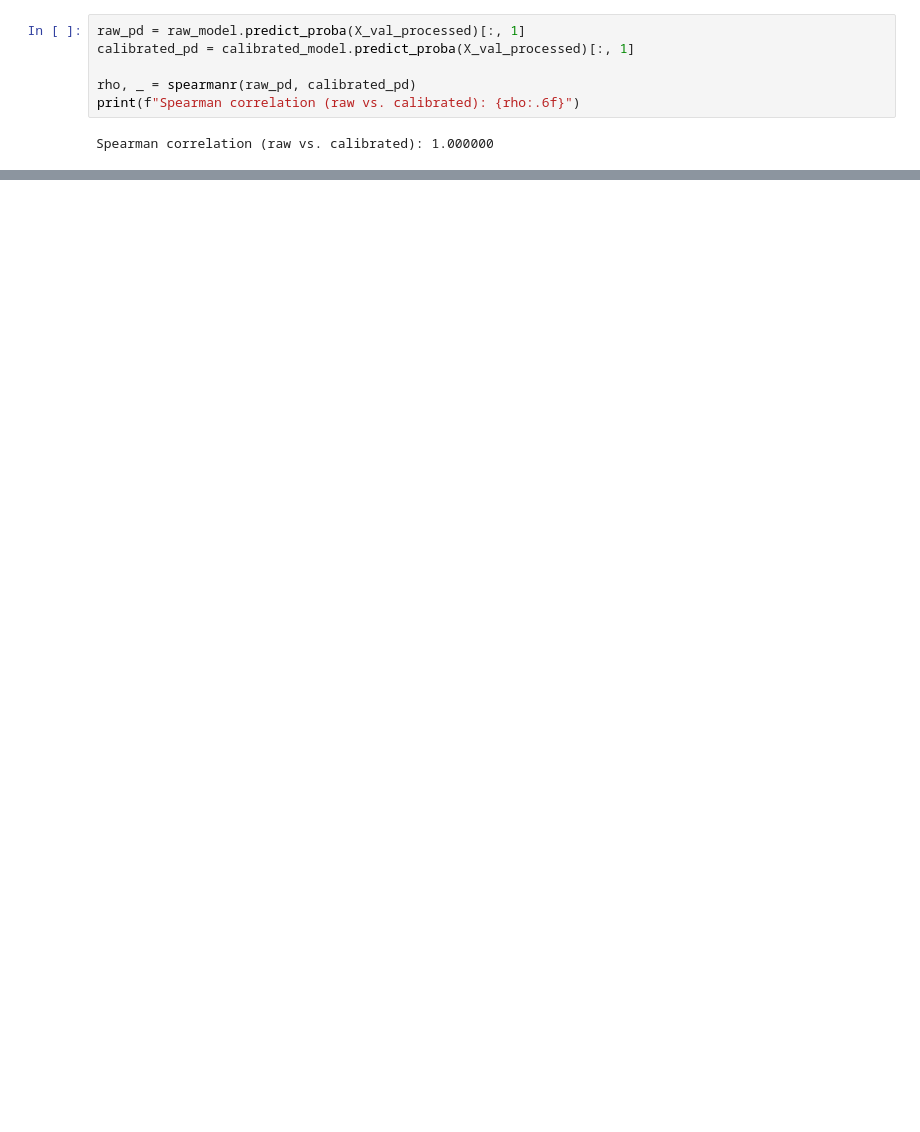
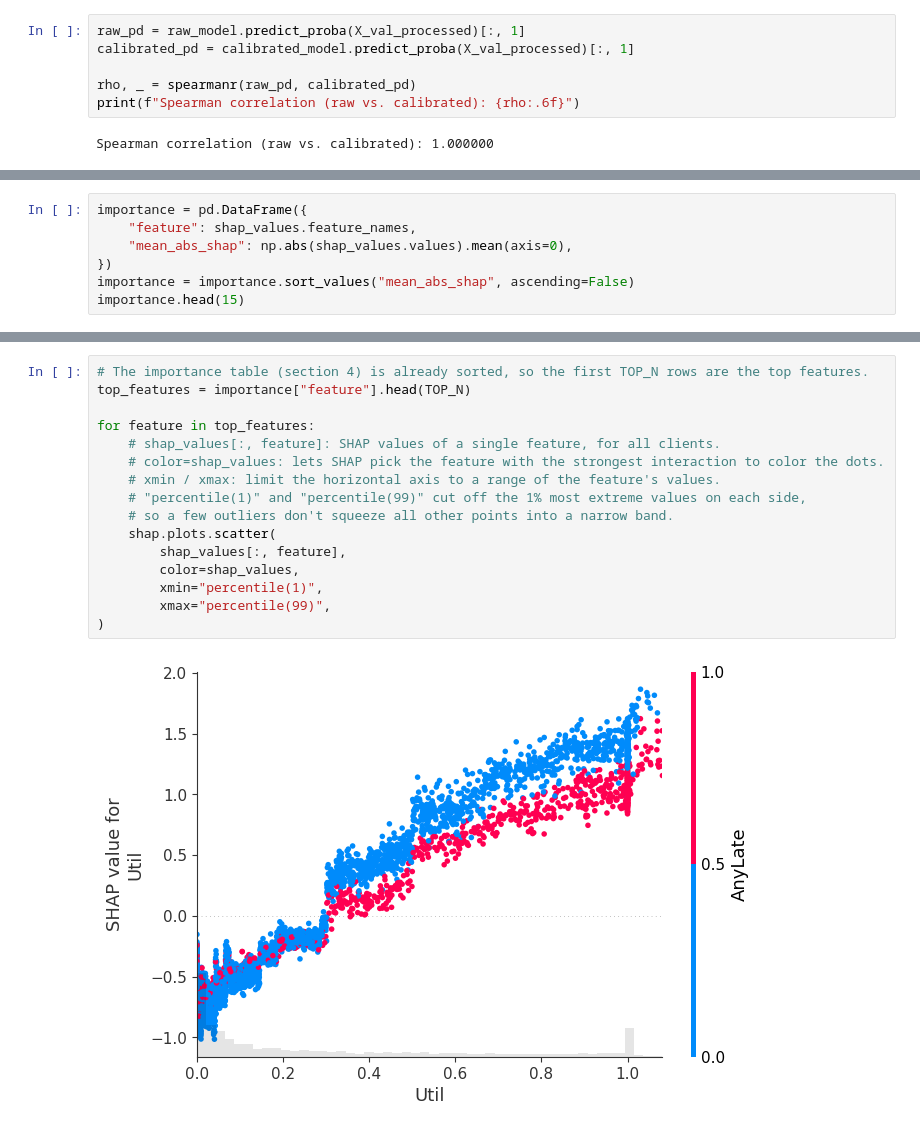
Before and after one commit to hnascimento96/Credit-Risk-Modeling, a Jupyter notebook: notebooks/shap_analysis.ipynb, the cells around one changed output, grey strips where cells are left out. Saved outputs shown, nothing was run; the diff lists cells and outputs as text; blank space fills up the shorter version.

```diff
--- a/notebooks/shap_analysis.ipynb
+++ b/notebooks/shap_analysis.ipynb
@@ -105,0 +185,7 @@ True
+# %%
+importance = pd.DataFrame({
+    "feature": shap_values.feature_names,
+    "mean_abs_shap": np.abs(shap_values.values).mean(axis=0),
+})
+importance = importance.sort_values("mean_abs_shap", ascending=False)
+importance.head(15)
@@ -105,0 +276,18 @@ True
+# %%
+# The importance table (section 4) is already sorted, so the first TOP_N rows are the top features.
+top_features = importance["feature"].head(TOP_N)
+
+for feature in top_features:
+    # shap_values[:, feature]: SHAP values of a single feature, for all clients.
+    # color=shap_values: lets SHAP pick the feature with the strongest interaction to color the dots.
+    # xmin / xmax: limit the horizontal axis to a range of the feature's values.
+    # "percentile(1)" and "percentile(99)" cut off the 1% most extreme values on each side,
+    # so a few outliers don't squeeze all other points into a narrow band.
+    shap.plots.scatter(
+        shap_values[:, feature],
+        color=shap_values,
+        xmin="percentile(1)",
+        xmax="percentile(99)",
+)
+# %% [output]
+[figure, added]
```
Also changed, not shown: parts of 28 cells of this notebook, 9 other files.
